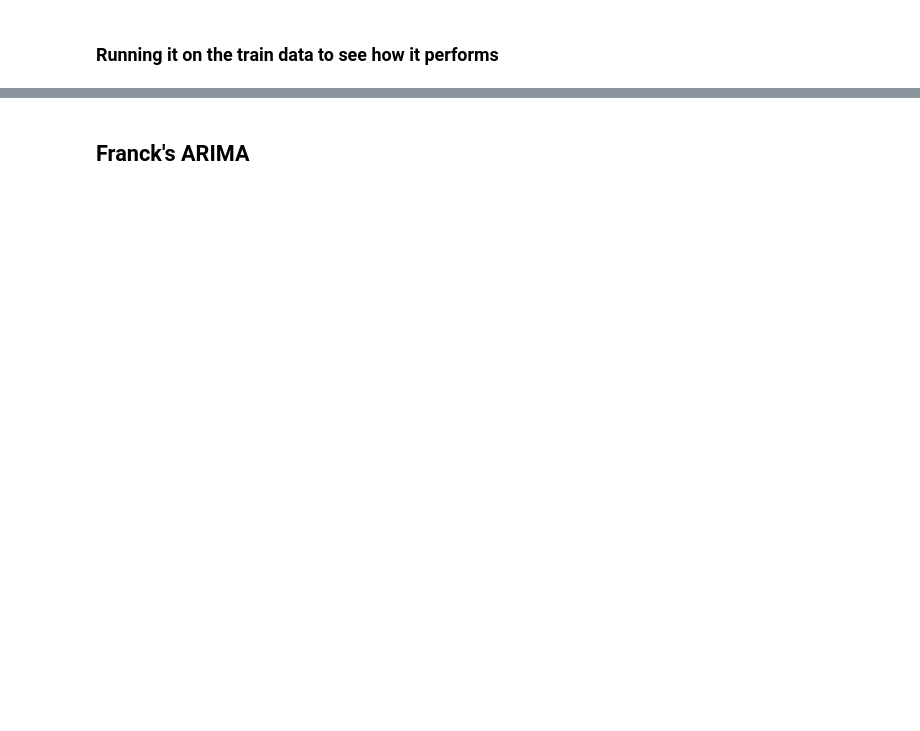
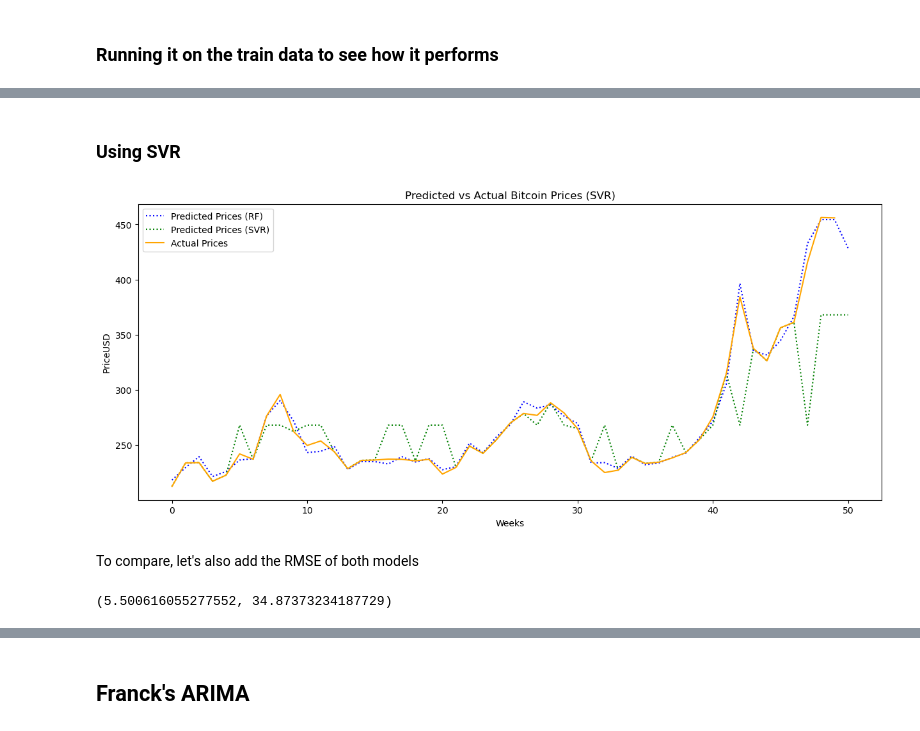
Before and after one commit to fcortesj98/DMBD-Project-2023, a Jupyter notebook: source/price_prediction/price_prediction.ipynb, the cells around one changed output, grey strips where cells are left out. Cells and saved outputs as stored; diff of their text form; code cells hidden in the pictures; blank space fills up the shorter version.

```diff
--- a/source/price_prediction/price_prediction.ipynb
+++ b/source/price_prediction/price_prediction.ipynb
@@ -89,0 +80,56 @@ plt.show()
+# %% [markdown]
+### Using SVR
+# %%
+from sklearn.svm import SVR
+
+svr = SVR(kernel='rbf', C=100, gamma=0.1, epsilon=0.1)
+svr.fit(X_train, y_train)
+
+def predict_seventh_day_price_svr(model, data):
+    predictions = []
+    actual_values = []
+    weeks = data['week'].unique()
+
+    for week in weeks:
+        week_data = data[data['week'] == week]
+        if week_data.shape[0] >= 6:
+            X_week = week_data.iloc[:6].drop(['PriceUSD', 'PriceUSD_next_day'], axis=1)
+            prediction = model.predict([X_week.iloc[-1]])[0]
+            actual_value = week_data.iloc[6]['PriceUSD'] if week_data.shape[0] > 6 else np.nan
+
+            predictions.append(prediction)
+            actual_values.append(actual_value)
+
+    return predictions, actual_values
+
+predicted_prices_svr, actual_prices_svr = predict_seventh_day_price_svr(svr, merged_df)
+
+plt.figure(figsize=(15, 6))
+plt.plot(predicted_prices_rf, 'b:', label='Predicted Prices (RF)')
+plt.plot(predicted_prices_svr, 'g:', label='Predicted Prices (SVR)')
+plt.plot(actual_prices_svr, 'orange', label='Actual Prices')
+plt.xlabel('Weeks')
+plt.ylabel('PriceUSD')
+plt.title('Predicted vs Actual Bitcoin Prices (SVR)')
+plt.legend()
+plt.show()
+# %% [output]
+[figure, added]
+# %% [markdown]
+To compare, let's also add the RMSE of both models
+# %%
+def calculate_rmse(actual, predicted):
+    return np.sqrt(mean_squared_error(actual, predicted))
+
+actual_prices_filtered_rf = [price for price in actual_prices if not np.isnan(price)]
+predicted_prices_filtered_rf = predicted_prices_rf[:len(actual_prices_filtered_rf)]
+
+actual_prices_filtered_svr = [price for price in actual_prices if not np.isnan(price)]
+predicted_prices_filtered_svr = predicted_prices_svr[:len(actual_prices_filtered_svr)]
+
+rmse_rf = calculate_rmse(actual_prices_filtered_rf, predicted_prices_filtered_rf)
+rmse_svr = calculate_rmse(actual_prices_filtered_svr, predicted_prices_filtered_svr)
+
+rmse_rf, rmse_svr
+# %% [output]
+(5.500616055277552, 34.87373234187729)
```
Also changed, not shown: parts of 26 cells of this notebook.
